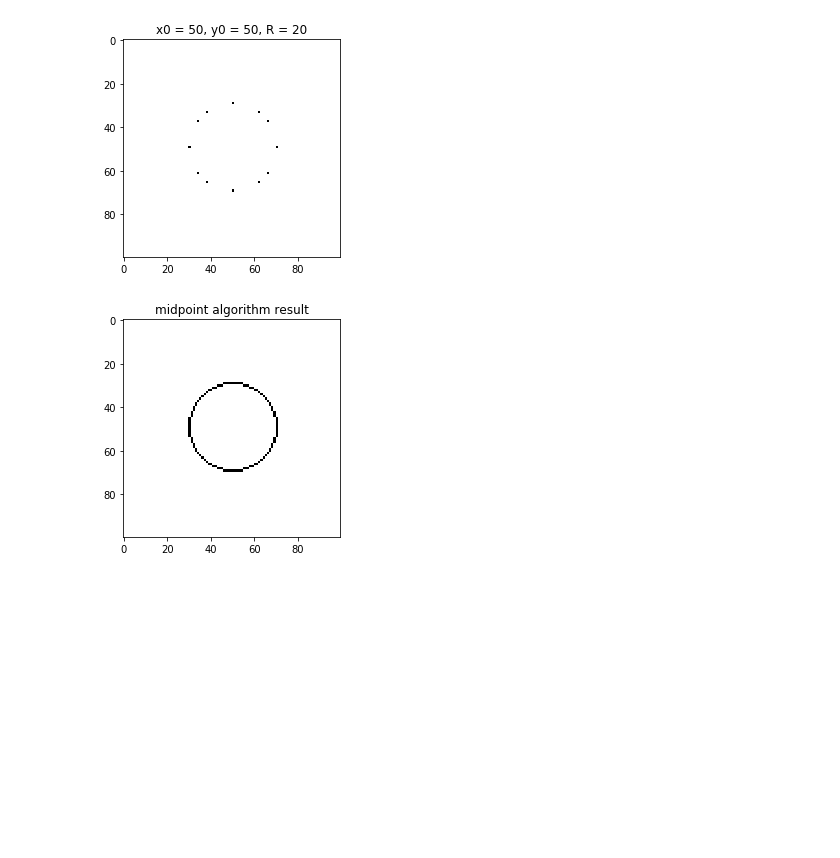
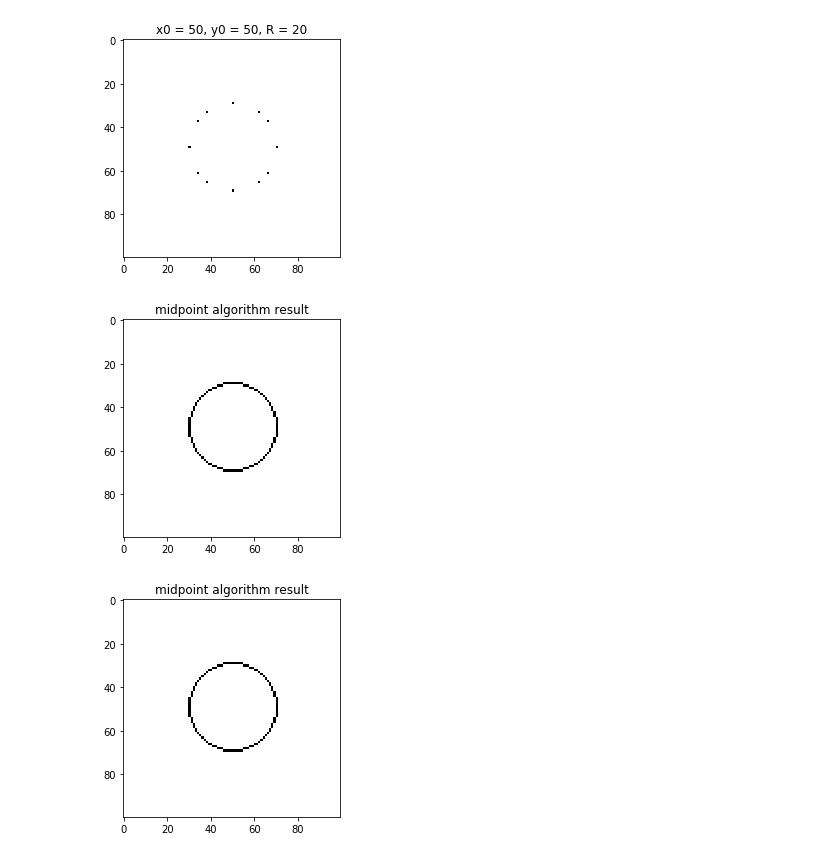
Before and after one commit to vcg-uvic/csc205, a Jupyter notebook: notebooks/lecture-05-circles-and-filled-regions-part1.ipynb, the cells around one changed output. Cells and saved outputs as stored; diff of their text form; code cells hidden in the pictures; blank space fills up the shorter version.

```diff
--- a/notebooks/lecture-05-circles-and-filled-regions-part1.ipynb
+++ b/notebooks/lecture-05-circles-and-filled-regions-part1.ipynb
@@ -25,7 +25,7 @@ R = 20
 canvas = reset_canvas(N)
 for x in range(-R, R + 1):
     for y in range(-R, R + 1):
-        if x**2 + y**2 - R**2 == 0:
+        if int(np.isclose(x**2 + y**2 - R**2)) == 0:
             canvas[(N - 1) - (y + y0), x + x0] = 0
 show_canvas(canvas, "x0 = {}, y0 = {}, R = {}".format(x0, y0, R))
 # %% [output]
@@ -42,4 +44,30 @@ def draw8(canvas, x, y, x0, y0):
     canvas[(N - 1) - (-x + y0), (y + x0)] = 0
     canvas[(N - 1) - (-x + y0), (-y + x0)] = 0
     return canvas
+# %%
+# Midpoint algorithm
+x0 = 50
+y0 = 50
+R = 20
+canvas = reset_canvas(N)
+# init
+d = 5 - 4 * R
+x_s = 0
+x_e = int(np.round(1/np.sqrt(2) * R))
+y = R
+
+# TODO: Implement
+for x in range(x_s, x_e + 1):
+    draw8(canvas, x, y, x0, y0)
+    if d < 0:
+        d += 8 * x + 12
+        y = y
+    else:
+        d += 8 * x - 8 * y + 20
+        y = y - 1
+
+
+show_canvas(canvas, "midpoint algorithm result")
+# %% [output]
+[figure, added]
 # %%
```
Also changed, not shown: parts of 2 cells of this notebook, 1 other file.
